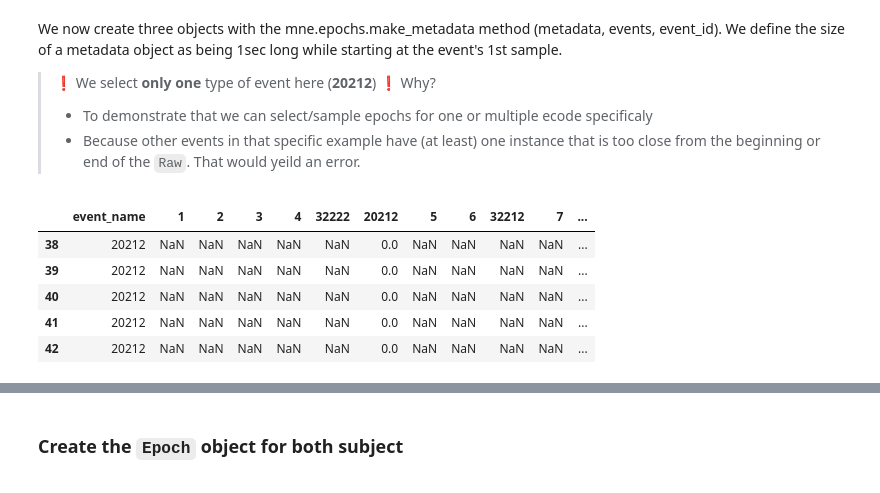
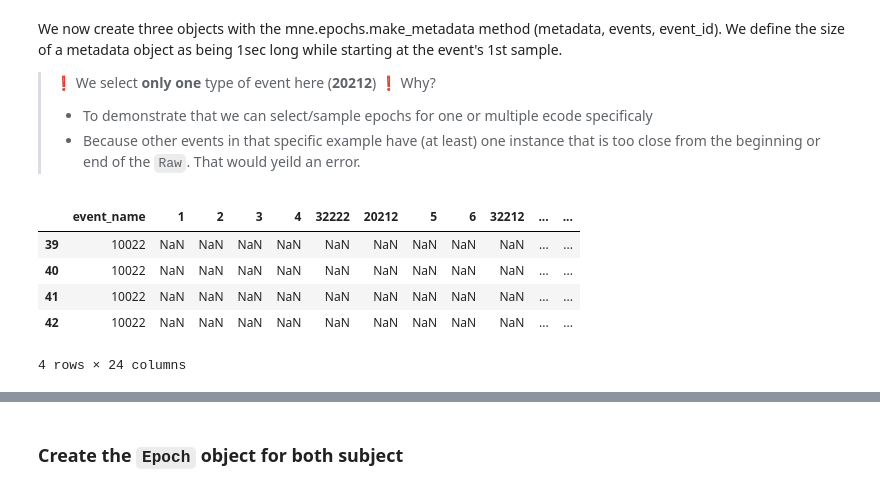
Before and after one commit to FranckPrts/Use-custom-events-in-MNE, a Jupyter notebook: add_events_metadata_method_nosplit.ipynb, the cells around one changed output, grey strips where cells are left out. Saved outputs shown, nothing was run; the diff lists cells and outputs as text; code cells hidden in the pictures.

```diff
--- a/add_events_metadata_method_nosplit.ipynb
+++ b/add_events_metadata_method_nosplit.ipynb
@@ -255,9 +260,17 @@ Because of that, we have to convert the `ecode` of our present data frame to sho
 ## This needs to be flexible. I think the last 2 digits are always 0 at this stage,
 ## Could we just if ecode >10000 then ecode = ecode/100
 remplace_dict = {
+    1002200000:10022,
+    5010220000:501022,
+    5010240000:501024,
+    6000203400:60002034,
+    6000203500:60002035,
     3222200000:32222,
+    6000241300:60002413,
+    6000243100:60002431,
     2021200000:20212,
-    3221200000:32212}
+    3221200000:32212,
+    7000000000:70000}
 
 
 # Change the event code is cool
@@ -321,7 +334,10 @@ event_id = {
     '20212':20212,
     '5':5, '6':6,
     '32212':32212,
-    '7':7, '8':8, '9':9, '10':10, '11':11, '20':20
+    '7':7, '8':8, '9':9, '10':10, '11':11, '20':20,
+    '501024':501024, '60002413':60002413, '10022':10022,
+    '60002035':60002035,  '501022':501022, '70000':70000,
+    '60002431':60002431, '60002034':60002034
     }
 # %% [markdown]
 We now create three objects with the mne.epochs.make_metadata method (metadata, events, event_id). We define the size of a metadata object as being 1sec long while starting at the event's 1st sample.
@@ -333,29 +349,30 @@ We now create three objects with the mne.epochs.make_metadata method (metadata,
 # %%
 meta_tmin, meta_tmax = 0.0, 1.0 # In seconds
 
 # Define our ecode of interrest
-ecodeOI = ['20212']
+#ecodeOI = ['20212']
+ecodeOI = ['10022']
 # ecodeOI = ['1', '20212', '7', '8']
 
 metadata, events, event_id = mne.epochs.make_metadata(
 
     events=events_selected,
     event_id=event_id,
     tmin= meta_tmin, tmax= meta_tmax,
     row_events=ecodeOI, # select only event of choices
     sfreq=raw.info['sfreq']
     )
 
 events = events.astype(int)
 
 metadata.head()
 # %% [output]
-|  | event_name | 1 | 2 | 3 | 4 | 32222 | 20212 | 5 | 6 | 32212 | 7 | ... |
-| 38 | 20212 | NaN | NaN | NaN | NaN | NaN | 0.0 | NaN | NaN | NaN | NaN | ... |
-| 39 | 20212 | NaN | NaN | NaN | NaN | NaN | 0.0 | NaN | NaN | NaN | NaN | ... |
-| 40 | 20212 | NaN | NaN | NaN | NaN | NaN | 0.0 | NaN | NaN | NaN | NaN | ... |
-| 41 | 20212 | NaN | NaN | NaN | NaN | NaN | 0.0 | NaN | NaN | NaN | NaN | ... |
-| 42 | 20212 | NaN | NaN | NaN | NaN | NaN | 0.0 | NaN | NaN | NaN | NaN | ... |
+|  | event_name | 1 | 2 | 3 | 4 | 32222 | 20212 | 5 | 6 | 32212 | ... | ... |
+| 39 | 10022 | NaN | NaN | NaN | NaN | NaN | NaN | NaN | NaN | NaN | ... | ... |
+| 40 | 10022 | NaN | NaN | NaN | NaN | NaN | NaN | NaN | NaN | NaN | ... | ... |
+| 41 | 10022 | NaN | NaN | NaN | NaN | NaN | NaN | NaN | NaN | NaN | ... | ... |
+| 42 | 10022 | NaN | NaN | NaN | NaN | NaN | NaN | NaN | NaN | NaN | ... | ... |
+4 rows × 24 columns
 # %%
 event_plot = mne.viz.plot_events(
     events, raw.info['sfreq'],
```
Also changed, not shown: parts of 7 cells of this notebook.
